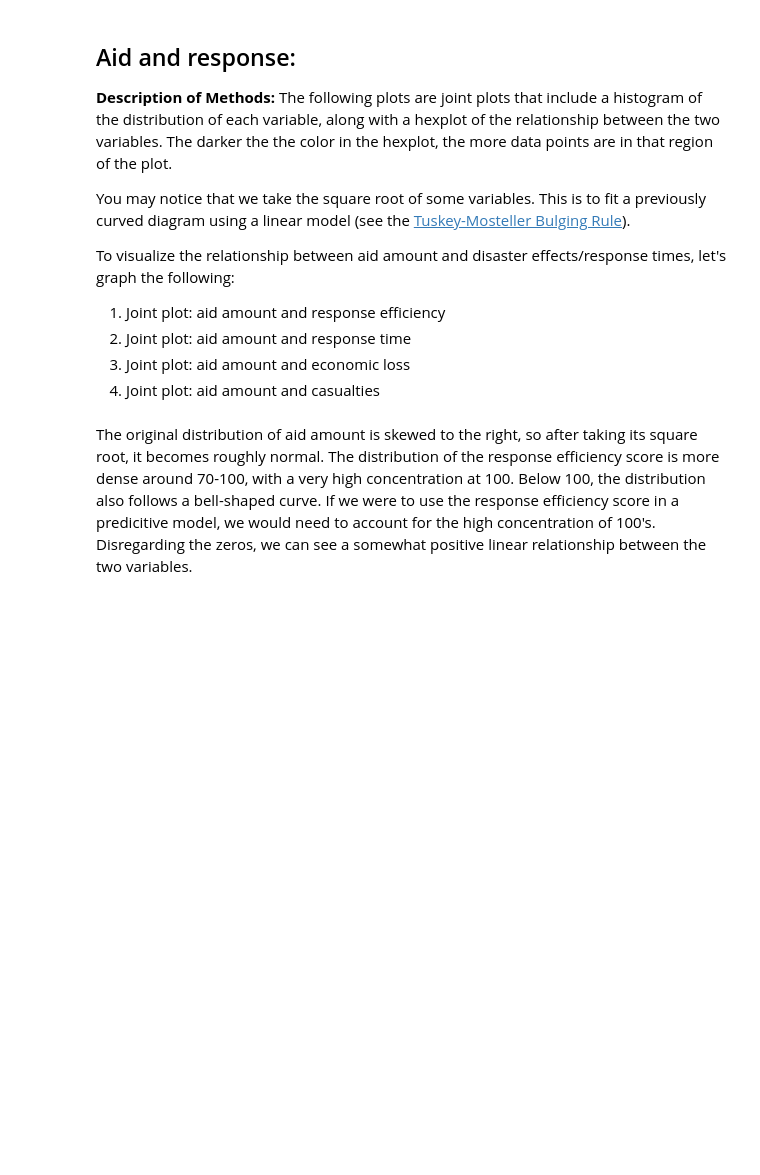
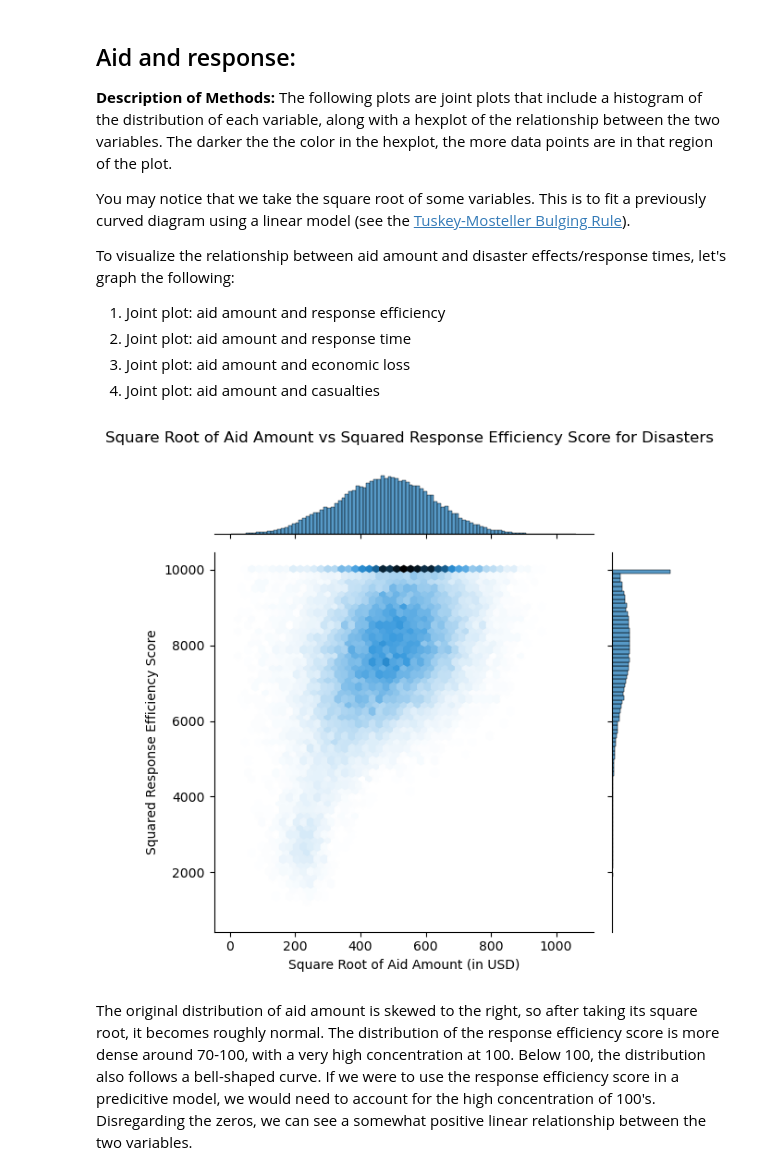
Before and after one commit to UCB-stat-159-f25/final-group20, a Jupyter notebook: eda.ipynb, the cells around one changed output. Cells and saved outputs as stored; diff of their text form; code cells hidden in the pictures; blank space fills up the shorter version.

```diff
--- a/eda.ipynb
+++ b/eda.ipynb
@@ -49,13 +92,17 @@ To visualize the relationship between aid amount and disaster effects/response t
 # %%
 # joint plot of square root of aid amount and response efficiency
 
-g = sns.jointplot(data=df, x=np.sqrt(df['aid_amount_usd']), y=df['response_efficiency_score']**2, kind='hex')
-g.fig.suptitle('Square Root of Aid Amount vs Squared Response Efficiency Score for Disasters', y=1)  # y=1 moves it above
+g = sns.jointplot(data=df, x=np.sqrt(df['aid_amount_usd']),
+                  y=df['response_efficiency_score']**2, kind='hex')
+g.fig.suptitle('Square Root of Aid Amount vs Squared Response Efficiency Score for Disasters', y=1)
+# y=1 moves it above
 plt.xlabel('Square Root of Aid Amount (in USD)')
 plt.ylabel('Squared Response Efficiency Score')
 plt.tight_layout()
 # Saving the plot as a JPEG file
 plt.savefig("graphs/eda/1_aid_efficiency.jpg", bbox_inches='tight')
+# %% [output]
+[figure, added]
 # %% [markdown]
 The original distribution of aid amount is skewed to the right, so after taking its square root, it becomes roughly normal. The distribution of the response efficiency score is more dense around 70-100, with a very high concentration at 100. Below 100, the distribution also follows a bell-shaped curve. If we were to use the response efficiency score in a predicitive model, we would need to account for the high concentration of 100's. Disregarding the zeros, we can see a somewhat positive linear relationship between the two variables.
 # %%
```
Also changed, not shown: parts of 15 cells of this notebook, 14 other files.
